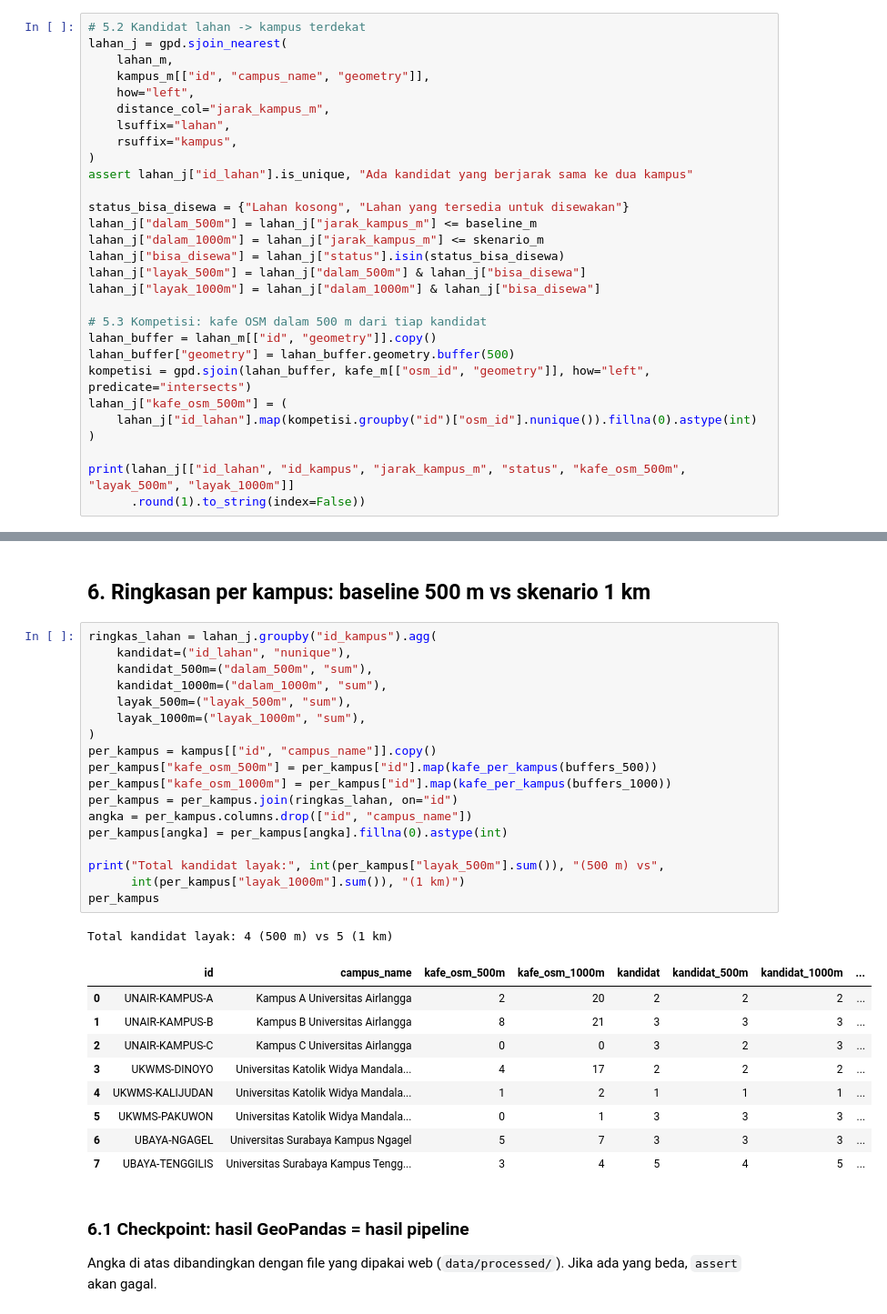
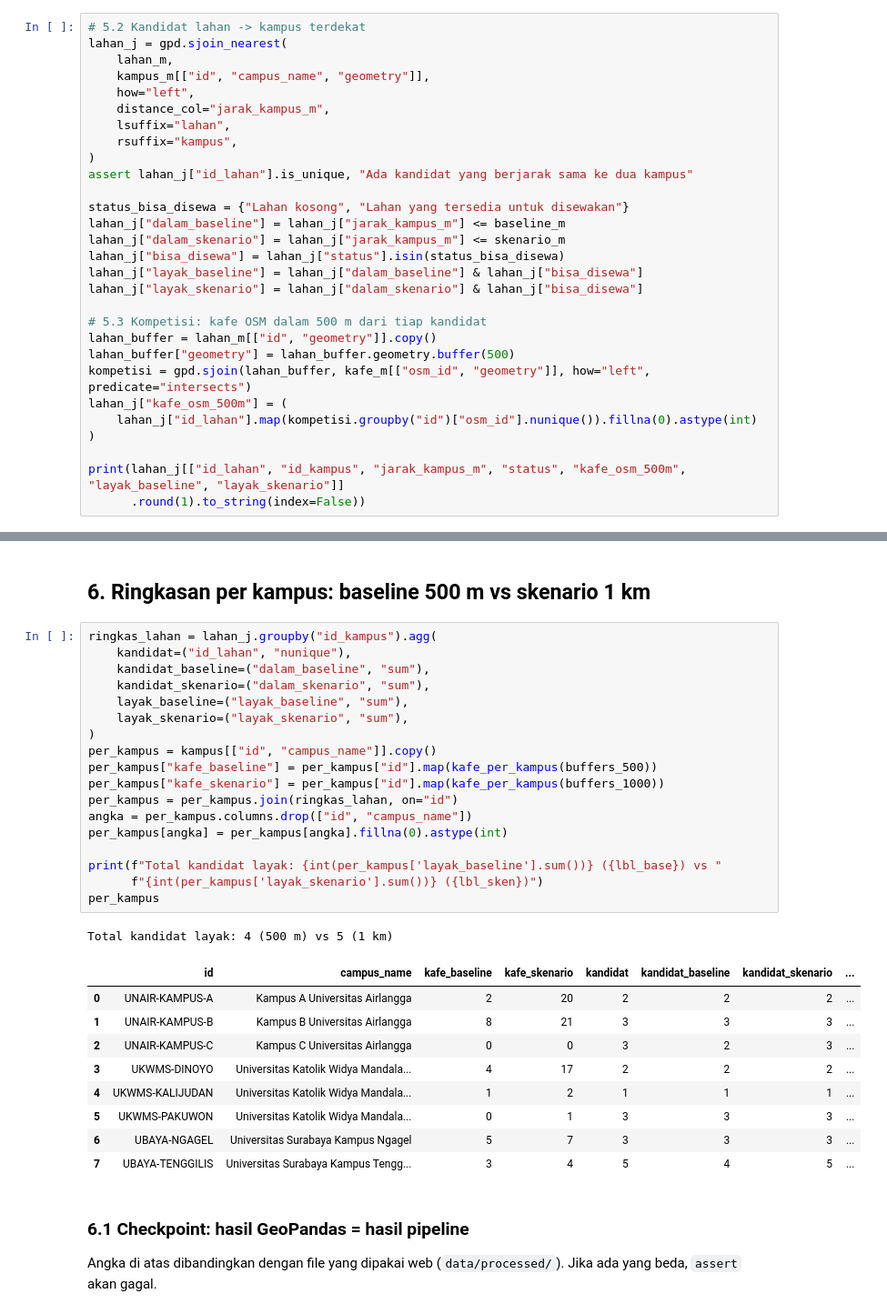
Before and after one commit to HDSH-Dharma/Comgraph-AFL-2, a Jupyter notebook: notebooks/analisis_geopandas.ipynb, the cells around one changed output, grey strips where cells are left out. Shown at 91% size. Drawn from its saved outputs; the diff is of its cells as text.

Commit message:
notebook GeoPandas: radius bisa diganti

```diff
--- a/notebooks/analisis_geopandas.ipynb
+++ b/notebooks/analisis_geopandas.ipynb
@@ -337,11 +343,11 @@ lahan_j = gpd.sjoin_nearest(
 assert lahan_j["id_lahan"].is_unique, "Ada kandidat yang berjarak sama ke dua kampus"
 
 status_bisa_disewa = {"Lahan kosong", "Lahan yang tersedia untuk disewakan"}
-lahan_j["dalam_500m"] = lahan_j["jarak_kampus_m"] <= baseline_m
-lahan_j["dalam_1000m"] = lahan_j["jarak_kampus_m"] <= skenario_m
+lahan_j["dalam_baseline"] = lahan_j["jarak_kampus_m"] <= baseline_m
+lahan_j["dalam_skenario"] = lahan_j["jarak_kampus_m"] <= skenario_m
 lahan_j["bisa_disewa"] = lahan_j["status"].isin(status_bisa_disewa)
-lahan_j["layak_500m"] = lahan_j["dalam_500m"] & lahan_j["bisa_disewa"]
-lahan_j["layak_1000m"] = lahan_j["dalam_1000m"] & lahan_j["bisa_disewa"]
+lahan_j["layak_baseline"] = lahan_j["dalam_baseline"] & lahan_j["bisa_disewa"]
+lahan_j["layak_skenario"] = lahan_j["dalam_skenario"] & lahan_j["bisa_disewa"]
 
 # 5.3 Kompetisi: kafe OSM dalam 500 m dari tiap kandidat
 lahan_buffer = lahan_m[["id", "geometry"]].copy()
@@ -351,6 +357,6 @@ lahan_j["kafe_osm_500m"] = (
     lahan_j["id_lahan"].map(kompetisi.groupby("id")["osm_id"].nunique()).fillna(0).astype(int)
 )
 
-print(lahan_j[["id_lahan", "id_kampus", "jarak_kampus_m", "status", "kafe_osm_500m", "layak_500m", "layak_1000m"]]
+print(lahan_j[["id_lahan", "id_kampus", "jarak_kampus_m", "status", "kafe_osm_500m", "layak_baseline", "layak_skenario"]]
       .round(1).to_string(index=False))
 # %% [output]
@@ -376,24 +382,24 @@ SV-UBAYA-TENGGILIS-05 UBAYA-TENGGILIS           502.6
 # %%
 ringkas_lahan = lahan_j.groupby("id_kampus").agg(
     kandidat=("id_lahan", "nunique"),
-    kandidat_500m=("dalam_500m", "sum"),
-    kandidat_1000m=("dalam_1000m", "sum"),
-    layak_500m=("layak_500m", "sum"),
-    layak_1000m=("layak_1000m", "sum"),
+    kandidat_baseline=("dalam_baseline", "sum"),
+    kandidat_skenario=("dalam_skenario", "sum"),
+    layak_baseline=("layak_baseline", "sum"),
+    layak_skenario=("layak_skenario", "sum"),
 )
 per_kampus = kampus[["id", "campus_name"]].copy()
-per_kampus["kafe_osm_500m"] = per_kampus["id"].map(kafe_per_kampus(buffers_500))
-per_kampus["kafe_osm_1000m"] = per_kampus["id"].map(kafe_per_kampus(buffers_1000))
+per_kampus["kafe_baseline"] = per_kampus["id"].map(kafe_per_kampus(buffers_500))
+per_kampus["kafe_skenario"] = per_kampus["id"].map(kafe_per_kampus(buffers_1000))
 per_kampus = per_kampus.join(ringkas_lahan, on="id")
 angka = per_kampus.columns.drop(["id", "campus_name"])
 per_kampus[angka] = per_kampus[angka].fillna(0).astype(int)
 
-print("Total kandidat layak:", int(per_kampus["layak_500m"].sum()), "(500 m) vs",
-      int(per_kampus["layak_1000m"].sum()), "(1 km)")
+print(f"Total kandidat layak: {int(per_kampus['layak_baseline'].sum())} ({lbl_base}) vs "
+      f"{int(per_kampus['layak_skenario'].sum())} ({lbl_sken})")
 per_kampus
 # %% [output]
 Total kandidat layak: 4 (500 m) vs 5 (1 km)
-|  | id | campus_name | kafe_osm_500m | kafe_osm_1000m | kandidat | kandidat_500m | kandidat_1000m | ... |
+|  | id | campus_name | kafe_baseline | kafe_skenario | kandidat | kandidat_baseline | kandidat_skenario | ... |
 | 0 | UNAIR-KAMPUS-A | Kampus A Universitas Airlangga | 2 | 20 | 2 | 2 | 2 | ... |
 | 1 | UNAIR-KAMPUS-B | Kampus B Universitas Airlangga | 8 | 21 | 3 | 3 | 3 | ... |
 | 2 | UNAIR-KAMPUS-C | Kampus C Universitas Airlangga | 0 | 0 | 3 | 2 | 3 | ... |
```
Also changed, not shown: parts of 11 cells of this notebook, 2 other files.
